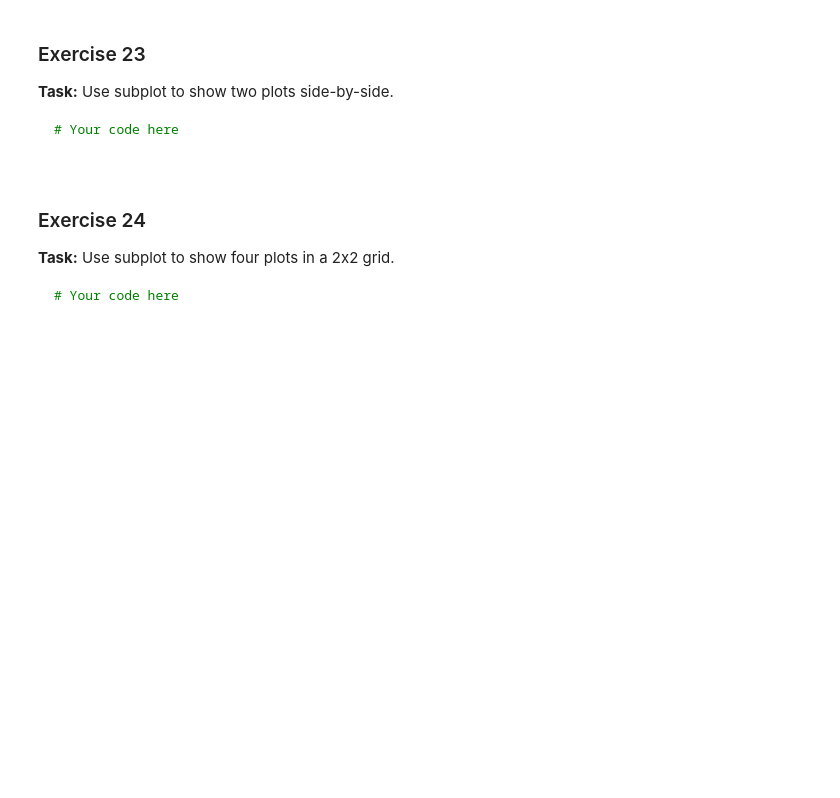
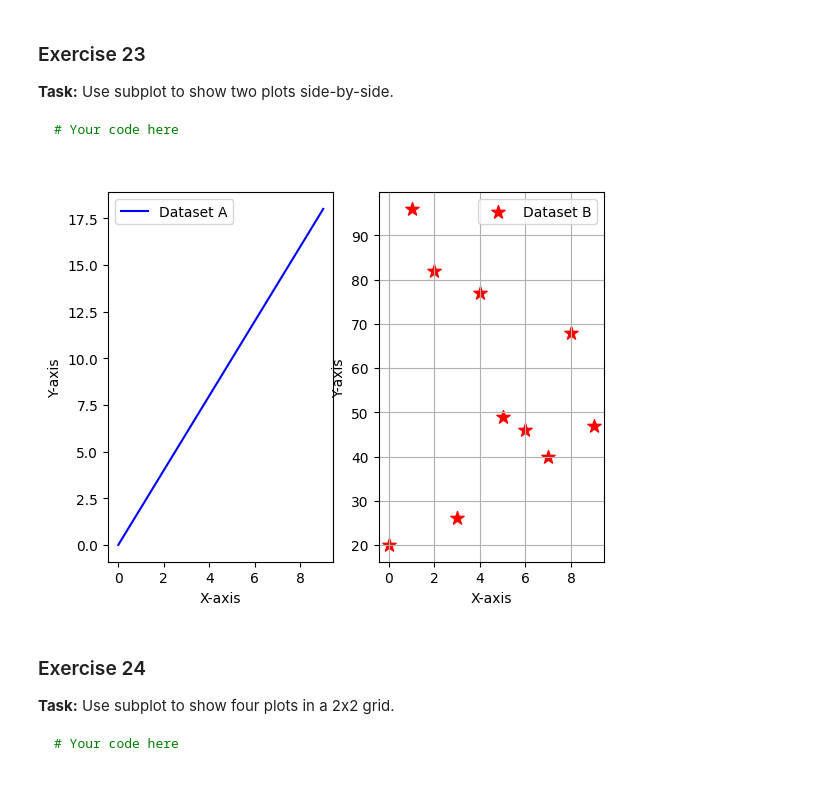
Before and after one commit to shrutirekha-srichandan/ML-course-using-python-Course, a Jupyter notebook: Python Assignments solutions/Python Assignment 4.ipynb, the cells around one changed output. Saved outputs shown, nothing was run; the diff lists cells and outputs as text; code cells hidden in the pictures; blank space fills up the shorter version.

````diff
--- a/Python Assignments solutions/Python Assignment 4.ipynb
+++ b/Python Assignments solutions/Python Assignment 4.ipynb
@@ -354,6 +361,24 @@ plt.show()
 # Your code here
 
 ```
+# %%
+x=np.arange(0,10)
+a1=2*x
+b1=np.random.randint(1,100,size=10)
+plt.subplot(1,2,1)
+plt.plot(x,a1,color='blue',label='Dataset A')
+plt.xlabel('X-axis')
+plt.ylabel('Y-axis')
+plt.legend()
+plt.subplot(1,2,2)
+plt.scatter(x,b1,color='red',label='Dataset B', marker='*',s=100)
+plt.xlabel('X-axis')
+plt.ylabel('Y-axis')
+plt.legend()
+plt.grid(True)
+plt.show()
+# %% [output]
+[figure, added]
 # %% [markdown]
 ### Exercise 24
 **Task:** Use subplot to show four plots in a 2x2 grid.
````
Also changed, not shown: parts of 4 cells of this notebook, 4 other files.
